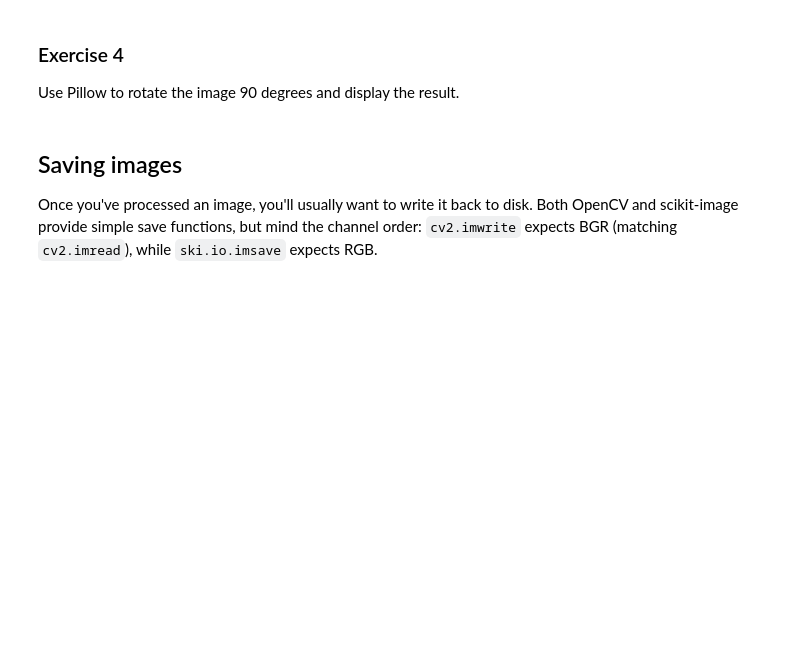
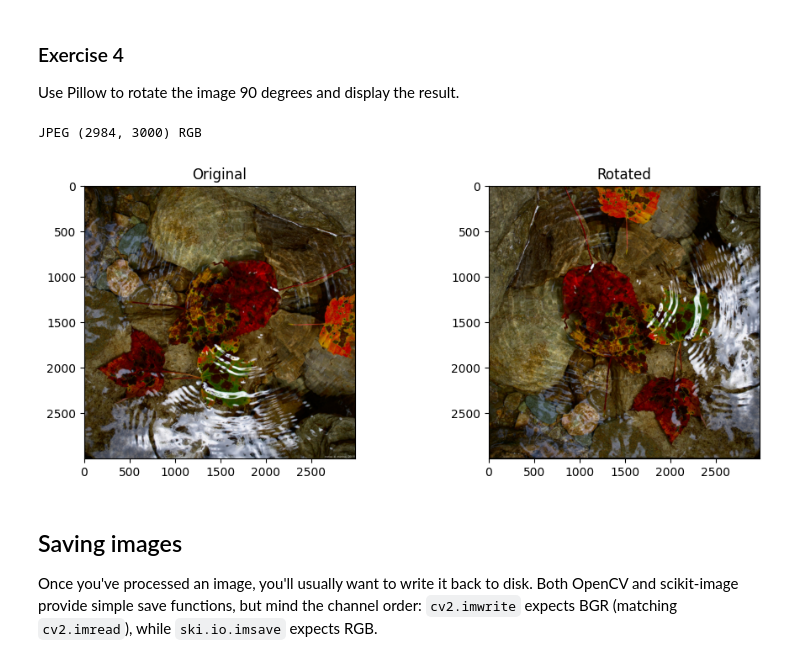
Before and after one commit to RLopez112/dlfcv-lab, a Jupyter notebook: Session2/main.ipynb, the cells around one changed output. Cells and saved outputs as stored; diff of their text form; code cells hidden in the pictures; blank space fills up the shorter version.

```diff
--- a/Session2/main.ipynb
+++ b/Session2/main.ipynb
@@ -147,20 +167,24 @@ Use Pillow to rotate the image 90 degrees and display the result.
 # %%
 from PIL import Image
 
 original = Image.open("data/test3.jpg")
 # Print the image format, size and mode
 print(original.format, original.size, original.mode)
 
-# TODO: your code here
+rotated = original.rotate(90)
+# Print the image
 
 fig, axes = plt.subplots(1, 2, figsize=(10, 4))
 ax = axes.ravel()
 ax[0].imshow(original)
 ax[0].set_title("Original")
 ax[1].imshow(rotated)
 ax[1].set_title("Rotated")
 fig.tight_layout()
 plt.show()
+# %% [output]
+JPEG (2984, 3000) RGB
+[figure, added]
 # %% [markdown]
 ## Saving images
 Once you've processed an image, you'll usually want to write it back to disk. Both OpenCV and scikit-image provide simple save functions, but mind the channel order: `cv2.imwrite` expects BGR (matching `cv2.imread`), while `ski.io.imsave` expects RGB.
```
Also changed, not shown: parts of 3 cells of this notebook.
